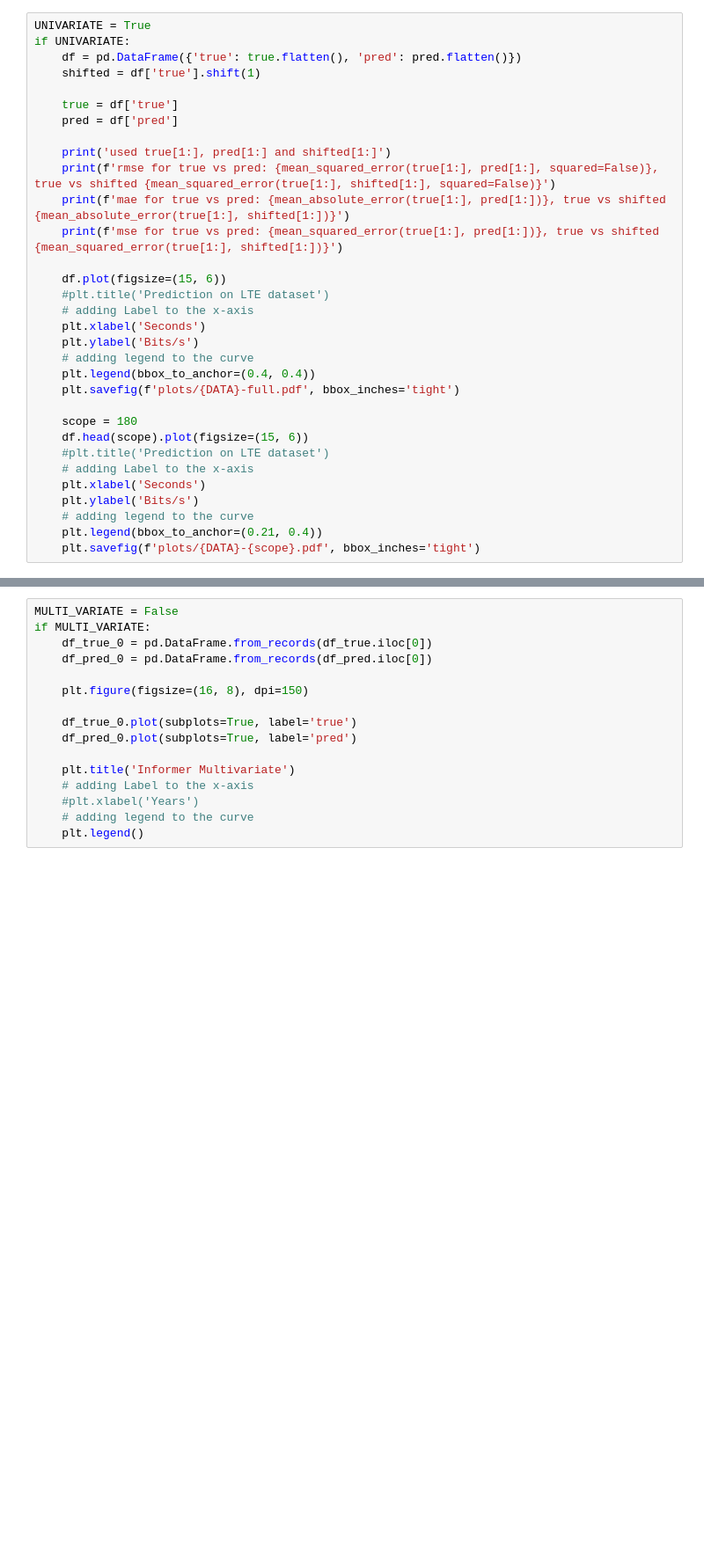
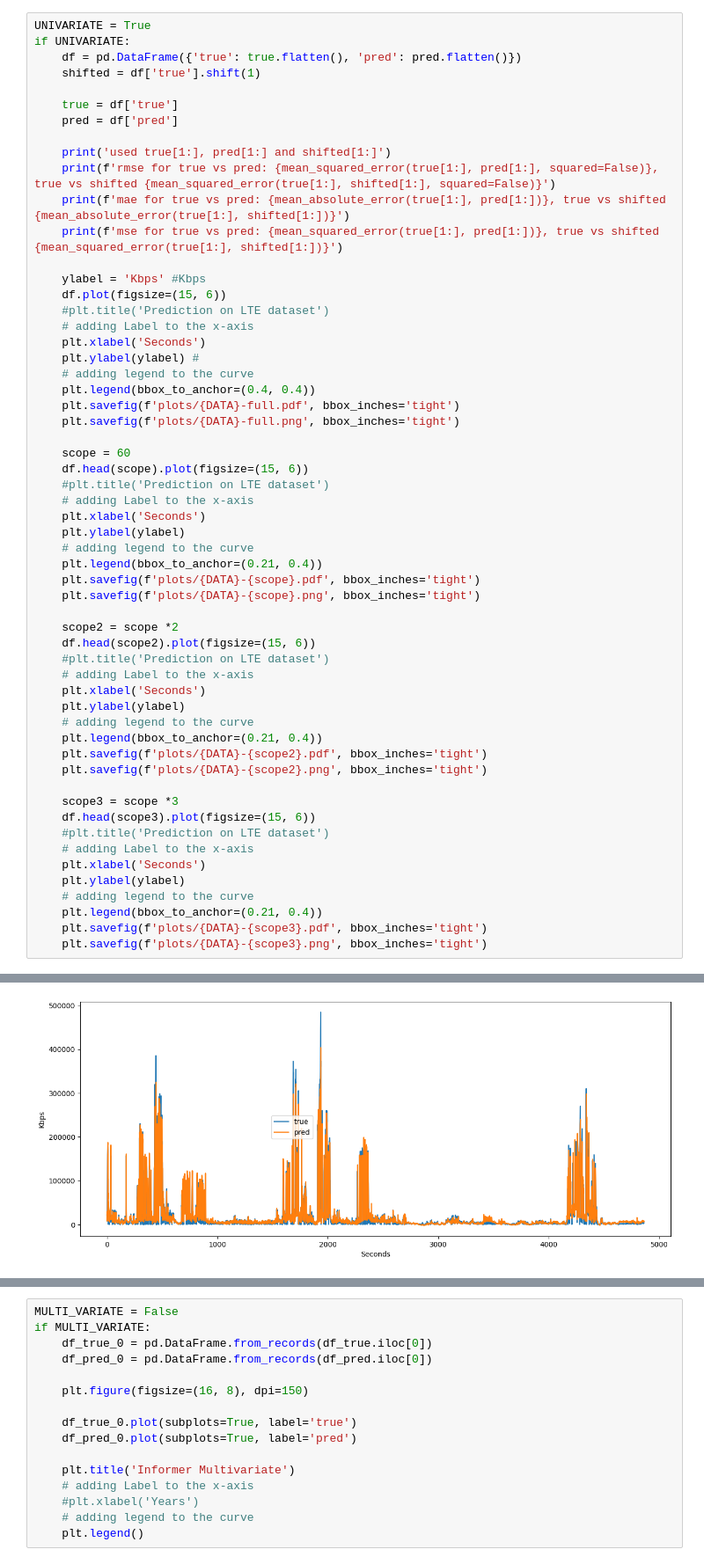
Before and after one commit to birkandenizer/Informer2020, a Jupyter notebook: plot.ipynb, the cells around one changed output, grey strips where cells are left out. Shown: that part at 88% size. Drawn from its saved outputs; the diff is of its cells as text; blank space fills up the shorter version.

```diff
--- a/plot.ipynb
+++ b/plot.ipynb
@@ -58,21 +82,47 @@ if UNIVARIATE:
     print(f'mae for true vs pred: {mean_absolute_error(true[1:], pred[1:])}, true vs shifted {mean_absolute_error(true[1:], shifted[1:])}')
     print(f'mse for true vs pred: {mean_squared_error(true[1:], pred[1:])}, true vs shifted {mean_squared_error(true[1:], shifted[1:])}')
 
+    ylabel = 'Kbps' #Kbps
     df.plot(figsize=(15, 6))
     #plt.title('Prediction on LTE dataset')
     # adding Label to the x-axis
     plt.xlabel('Seconds')
-    plt.ylabel('Bits/s')
+    plt.ylabel(ylabel) #
     # adding legend to the curve
     plt.legend(bbox_to_anchor=(0.4, 0.4))
     plt.savefig(f'plots/{DATA}-full.pdf', bbox_inches='tight')
+    plt.savefig(f'plots/{DATA}-full.png', bbox_inches='tight')
 
-    scope = 180
+    scope = 60
     df.head(scope).plot(figsize=(15, 6))
     #plt.title('Prediction on LTE dataset')
     # adding Label to the x-axis
     plt.xlabel('Seconds')
-    plt.ylabel('Bits/s')
+    plt.ylabel(ylabel)
     # adding legend to the curve
     plt.legend(bbox_to_anchor=(0.21, 0.4))
     plt.savefig(f'plots/{DATA}-{scope}.pdf', bbox_inches='tight')
+    plt.savefig(f'plots/{DATA}-{scope}.png', bbox_inches='tight')
+
+    scope2 = scope *2
+    df.head(scope2).plot(figsize=(15, 6))
+    #plt.title('Prediction on LTE dataset')
+    # adding Label to the x-axis
+    plt.xlabel('Seconds')
+    plt.ylabel(ylabel)
+    # adding legend to the curve
+    plt.legend(bbox_to_anchor=(0.21, 0.4))
+    plt.savefig(f'plots/{DATA}-{scope2}.pdf', bbox_inches='tight')
+    plt.savefig(f'plots/{DATA}-{scope2}.png', bbox_inches='tight')
+
+    scope3 = scope *3
+    df.head(scope3).plot(figsize=(15, 6))
+    #plt.title('Prediction on LTE dataset')
+    # adding Label to the x-axis
+    plt.xlabel('Seconds')
+    plt.ylabel(ylabel)
+    # adding legend to the curve
+    plt.legend(bbox_to_anchor=(0.21, 0.4))
+    plt.savefig(f'plots/{DATA}-{scope3}.pdf', bbox_inches='tight')
+    plt.savefig(f'plots/{DATA}-{scope3}.png', bbox_inches='tight')
+# %% [output]
@@ -78,0 +133 @@ if UNIVARIATE:
+[figure, added]
```
Also changed, not shown: parts of 8 cells of this notebook, 8 other files.
